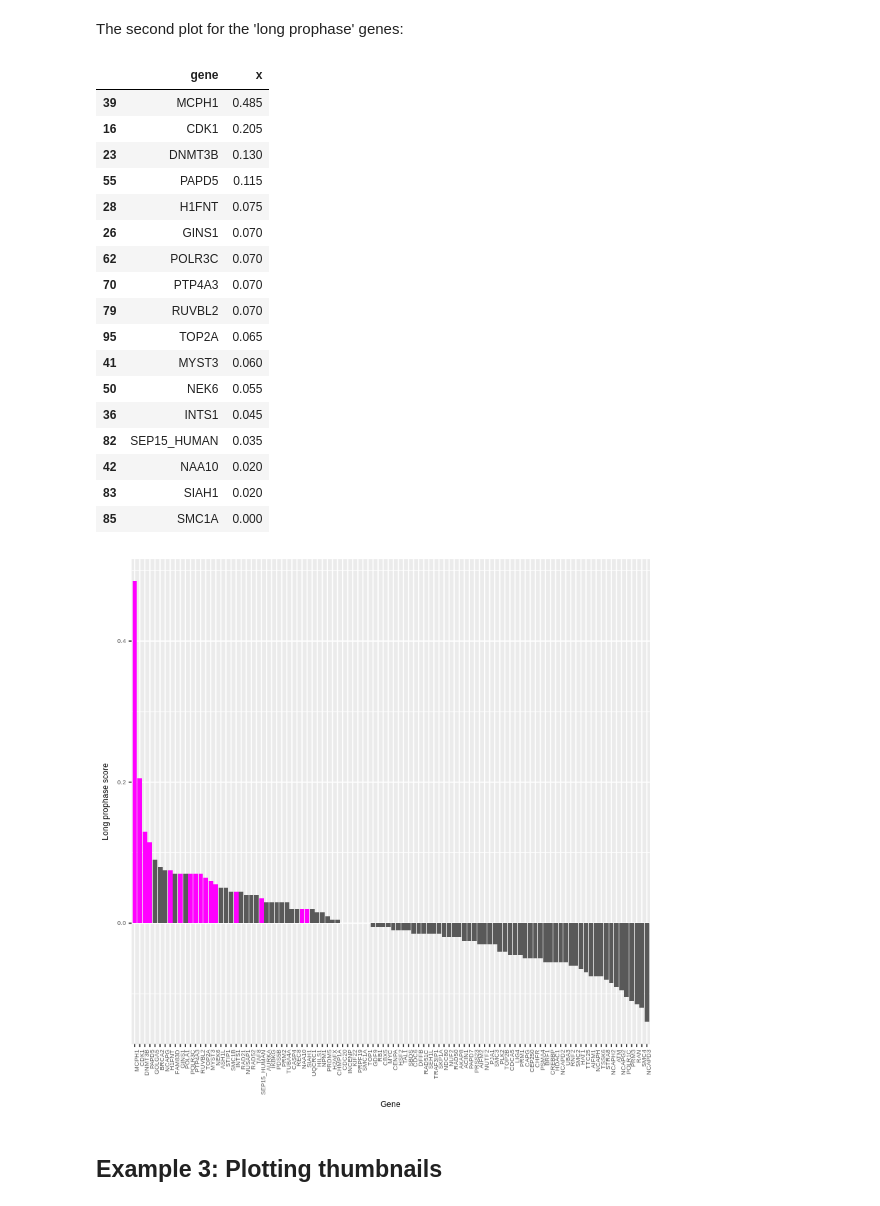
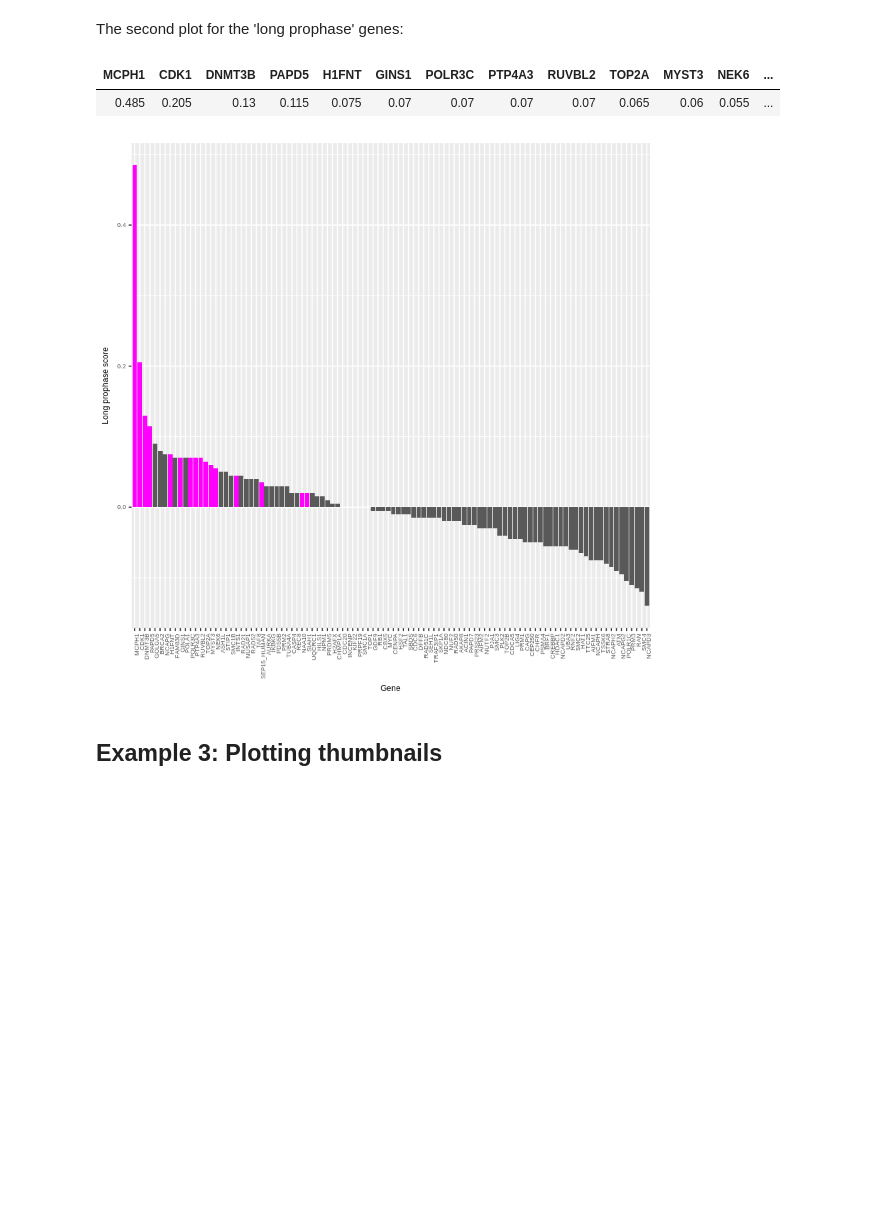
Before and after one commit to IDR/idr-notebooks, a Jupyter notebook: notebooks/CondensationBulkAnnotations.R.ipynb, the cells around one changed output. Saved outputs shown, nothing was run; the diff lists cells and outputs as text; code cells hidden in the pictures; blank space fills up the shorter version.

```diff
--- a/notebooks/CondensationBulkAnnotations.R.ipynb
+++ b/notebooks/CondensationBulkAnnotations.R.ipynb
@@ -40,7 +40,7 @@ Warning message:
 # %% [markdown]
 ## Connect to the server
 # %%
-server <- OMEROServer(host = 'idr-testing.openmicroscopy.org', username = Sys.getenv('IDR_USER'), password = Sys.getenv('IDR_PASSWORD'), port = as.integer(4064))
+server <- OMEROServer(host = Sys.getenv('IDR_HOST'), username = Sys.getenv('IDR_USER'), password = Sys.getenv('IDR_PASSWORD'), port = as.integer(4064))
 ome <- connect(server)
 # %% [markdown]
 ## Example 1: Access/Browse data
@@ -235,0 +195,10 @@ as.data.frame(count (df3$gene))
+# %%
+rows = 50
+display_transpose <- function(df, rows){
+transpose = t(df[1:rows, 2:ncol(df)])
+colnames(transpose) <- df[1:rows,1]
+transpose
+}
+
+count_frame = as.data.frame(count (df3$gene))
+display_transpose(count_frame, rows)
@@ -425,45 +358,29 @@ The second plot for the 'long prophase' genes:
 # %%
 # Only want to plot the mean of the long prophase scores,
 # remove NAs and aggregate dataset
 data <- subset(df3, !is.na(df3$devLong))
 scores <- aggregate(data$devLong, list(gene = factor(data$gene)), FUN='mean')
 
 # Sort the scores dataframe with respect to the score
 scores <- scores[order(-scores$x),]
 scores$gene <- factor(scores$gene, levels = scores$gene[order(-scores$x)])
 
 # Extract the verified long prohase genes (for marking them in the plot)
 scoresLong <- subset(scores, scores$gene %in% longProphaseGenes)
 
 p <- ggplot(scores, aes(x = scores$gene, y = scores$x))
 p <- p + geom_bar(stat="identity")
 p <- p + geom_bar(stat="identity", data = scoresLong, aes(x = scoresLong$gene, y = scoresLong$x), fill = "magenta")
 p <-p  + theme(axis.text.x = element_text(angle = 90, hjust = 1))
 p <- p + labs(y = "Long prophase score")
 p <- p + labs(x = "Gene")
 p <- p + theme(text = element_text(size=7))
 p
 
-scoresLong
+display_transpose(scoresLong, 17)
 # %% [output]
-|  | gene | x |
-| 39 | MCPH1 | 0.485 |
-| 16 | CDK1 | 0.205 |
-| 23 | DNMT3B | 0.130 |
-| 55 | PAPD5 | 0.115 |
-| 28 | H1FNT | 0.075 |
-| 26 | GINS1 | 0.070 |
-| 62 | POLR3C | 0.070 |
-| 70 | PTP4A3 | 0.070 |
-| 79 | RUVBL2 | 0.070 |
-| 95 | TOP2A | 0.065 |
-| 41 | MYST3 | 0.060 |
-| 50 | NEK6 | 0.055 |
-| 36 | INTS1 | 0.045 |
-| 82 | SEP15_HUMAN | 0.035 |
-| 42 | NAA10 | 0.020 |
-| 83 | SIAH1 | 0.020 |
-| 85 | SMC1A | 0.000 |
+| MCPH1 | CDK1 | DNMT3B | PAPD5 | H1FNT | GINS1 | POLR3C | PTP4A3 | RUVBL2 | TOP2A | MYST3 | NEK6 | ... |
+| 0.485 | 0.205 | 0.13 | 0.115 | 0.075 | 0.07 | 0.07 | 0.07 | 0.07 | 0.065 | 0.06 | 0.055 | ... |
 [figure]
 # %% [markdown]
 ## Example 3: Plotting thumbnails
```
Also changed, not shown: parts of 8 cells of this notebook.
